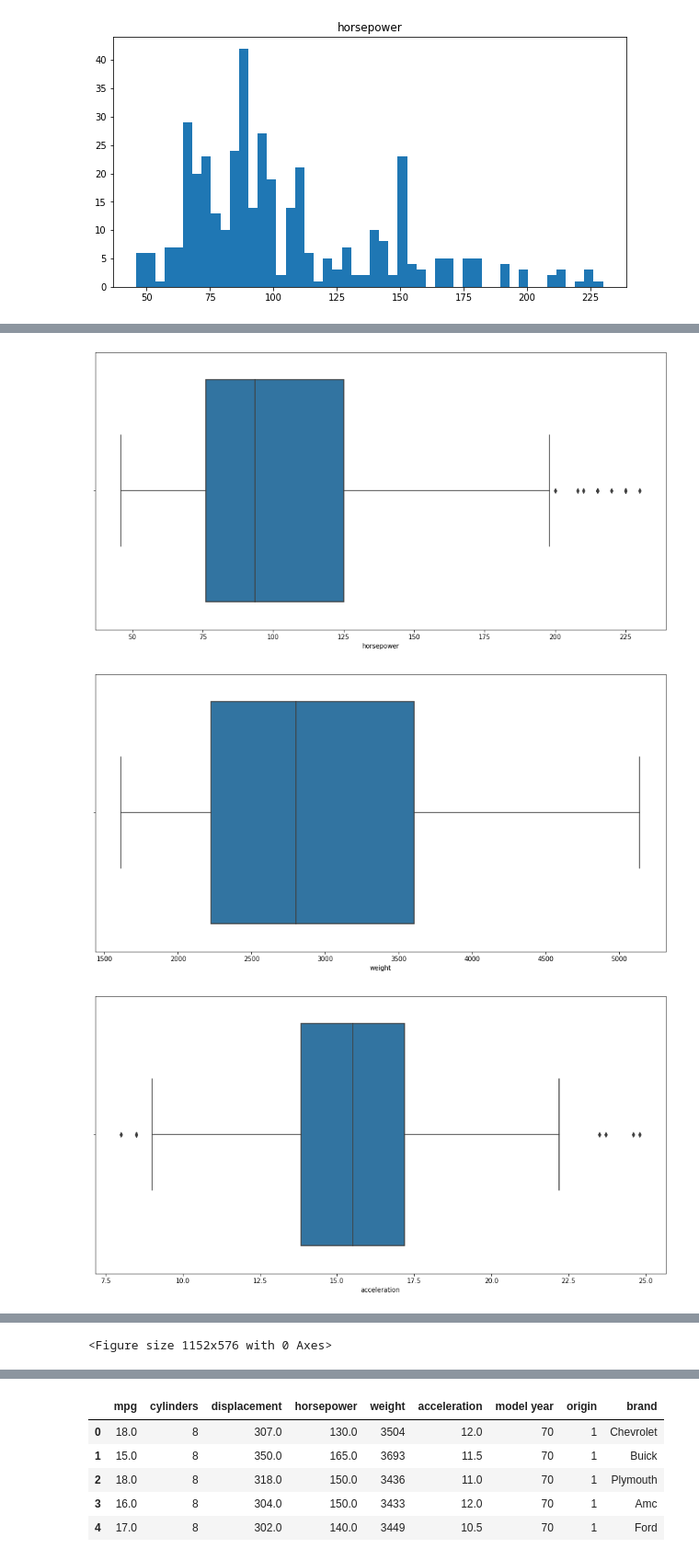
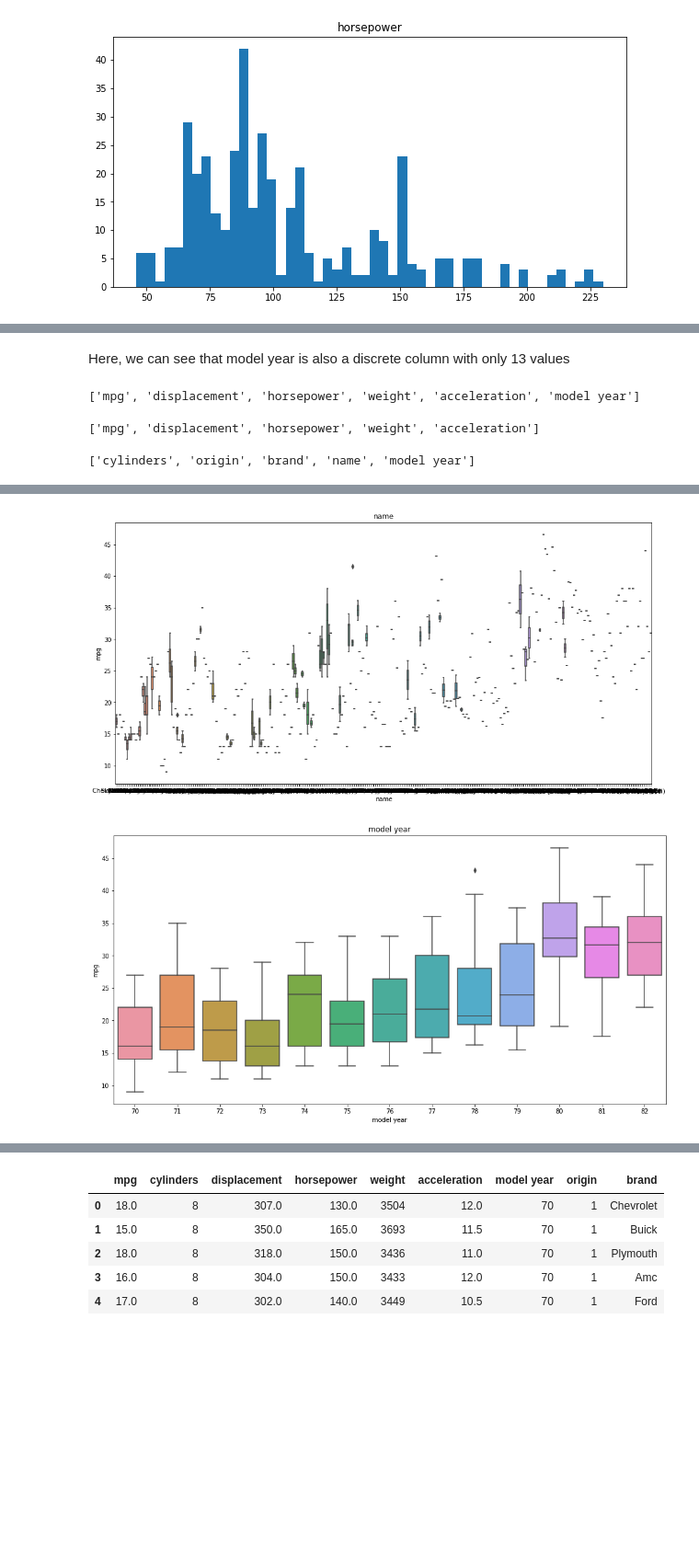
Before and after one commit to khushijashnani/CEEL-82B---Data-Science, a Jupyter notebook: Exp1.ipynb, the cells around one changed output, grey strips where cells are left out. Shown at 92% size. Drawn from its saved outputs; the diff is of its cells as text; code cells hidden in the pictures; blank space fills up the shorter version.

```diff
--- a/Exp1.ipynb
+++ b/Exp1.ipynb
@@ -57,6 +57,7 @@ data.head()
 | 3 | 16.0 | 8 | 304.0 | 150 | 3433 | 12.0 | 70 | 1 | amc rebel sst |
 | 4 | 17.0 | 8 | 302.0 | 140 | 3449 | 10.5 | 70 | 1 | ford torino |
 # %%
+# Renaming the following mispelled brands into proper names
 auto_misspelled = {'chevroelt': 'chevrolet',
                    'chevy': 'chevrolet',
                    'vokswagen': 'volkswagen',
@@ -66,7 +67,9 @@ auto_misspelled = {'chevroelt': 'chevrolet',
                    'toyouta': 'toyota',
                    'mercedes-benz': 'mercedes'}
 
-data['brand'] = [auto_misspelled[key].title() if key in auto_misspelled else key.title() for key in [i.split()[0] for i in data['car name']]]
+# Spliting the car name into brand and name columns respectively
+data['brand'] = [auto_misspelled[key].title() if key in auto_misspelled else \
+               key.title() for key in [i.split()[0] for i in data['car name']]]
 
 data['name'] = [' '.join(i.split()[1:]).title() for i in data['car name']]
 data = data.drop(columns = 'car name', axis = 0)
@@ -240,0 +279,6 @@ Continuous columns :  ['mpg', 'displacement', 'horsepower', 'weight', 'accelerat
+# %%
+# Checking for outliers in these columns by plotting the boxplot
+for x in continuous_columns:
+    plt.figure(figsize=(16,8))
+    sns.boxplot(data[x])
+    plt.show()
@@ -240,0 +296,7 @@ Continuous columns :  ['mpg', 'displacement', 'horsepower', 'weight', 'accelerat
+# %%
+# Checking for outliers in these columns by plotting the boxplot
+for x in continuous_columns:
+    plt.figure(figsize=(16,8))
+    plt.hist(data[x], bins=50, label=x)
+    plt.title(x)
+    plt.show()
@@ -241,12 +310,26 @@ Continuous columns :  ['mpg', 'displacement', 'horsepower', 'weight', 'accelerat
+# %% [markdown]
+Here, we can see that model year is also a discrete column with only 13 values
+# %%
+continuous_columns
+# %% [output]
+['mpg', 'displacement', 'horsepower', 'weight', 'acceleration', 'model year']
+# %%
+# Lets remove it from continuous
+continuous_columns.remove('model year')
+continuous_columns
+# %% [output]
+['mpg', 'displacement', 'horsepower', 'weight', 'acceleration']
+# %%
+# Adding it to discrete
+discrete_columns.append('model year')
+discrete_columns
+# %% [output]
+['cylinders', 'origin', 'brand', 'name', 'model year']
 # %%
-for x in data.columns:
+# Checking the influence of labels in the categorical columns/discrete columns
+for x in discrete_columns:
     plt.figure(figsize=(16,8))
-    if x in ["name"]:
-        continue
-    if x in discrete_columns :
-        sns.boxplot(x=data[x], y=data['mpg'])
-        plt.show()
-    else:
-        sns.boxplot(data[x])
-        plt.show()
+    sns.boxplot(x=data[x], y=data['mpg'])
+    plt.title(x)
+    plt.show()
 # %% [output]
@@ -256,3 +339,2 @@ for x in data.columns:
-[figure, old version]
+[figure, new version]
-[figure, old version]
+[figure, new version]
-[figure, removed]
@@ -262 +340,0 @@ for x in data.columns:
-<Figure size 1152x576 with 0 Axes>
```
Also changed, not shown: parts of 61 cells of this notebook, 1 other file.
